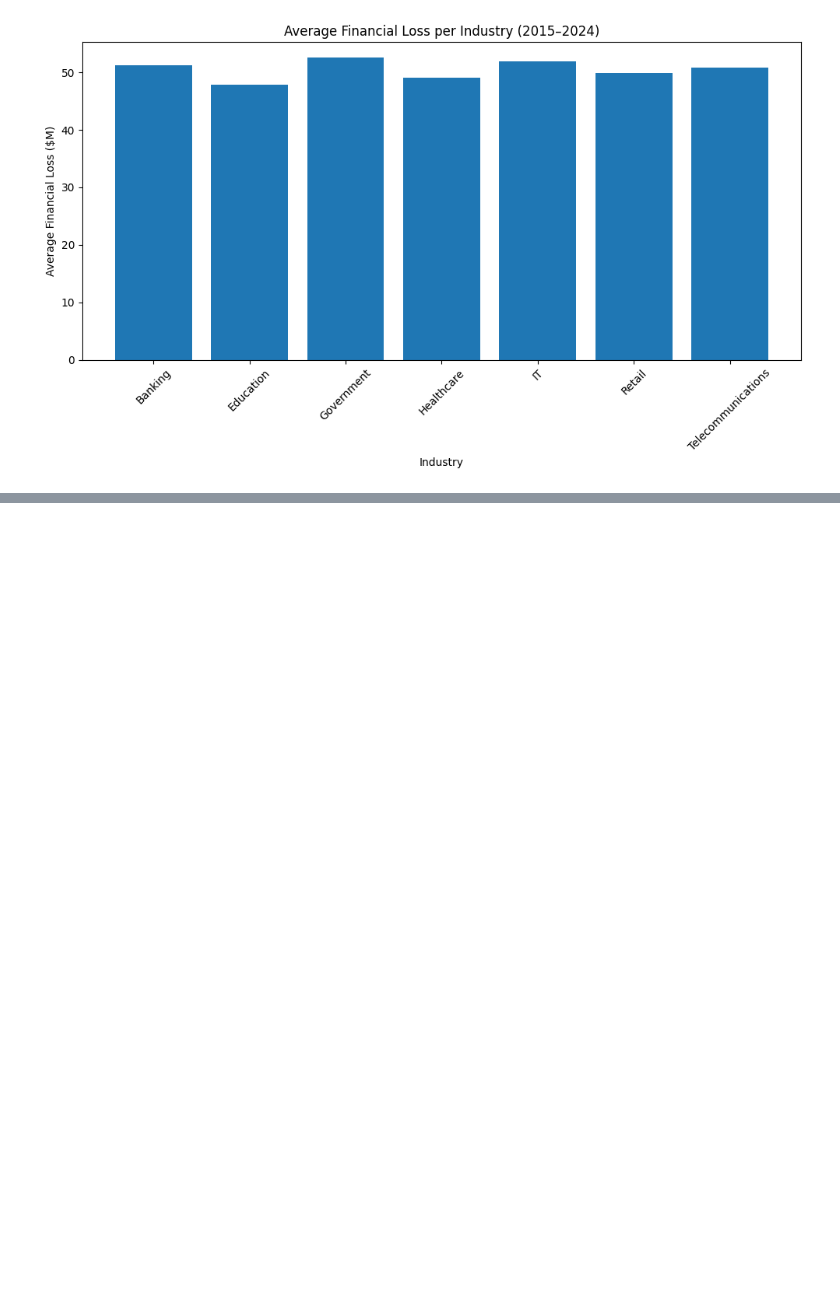
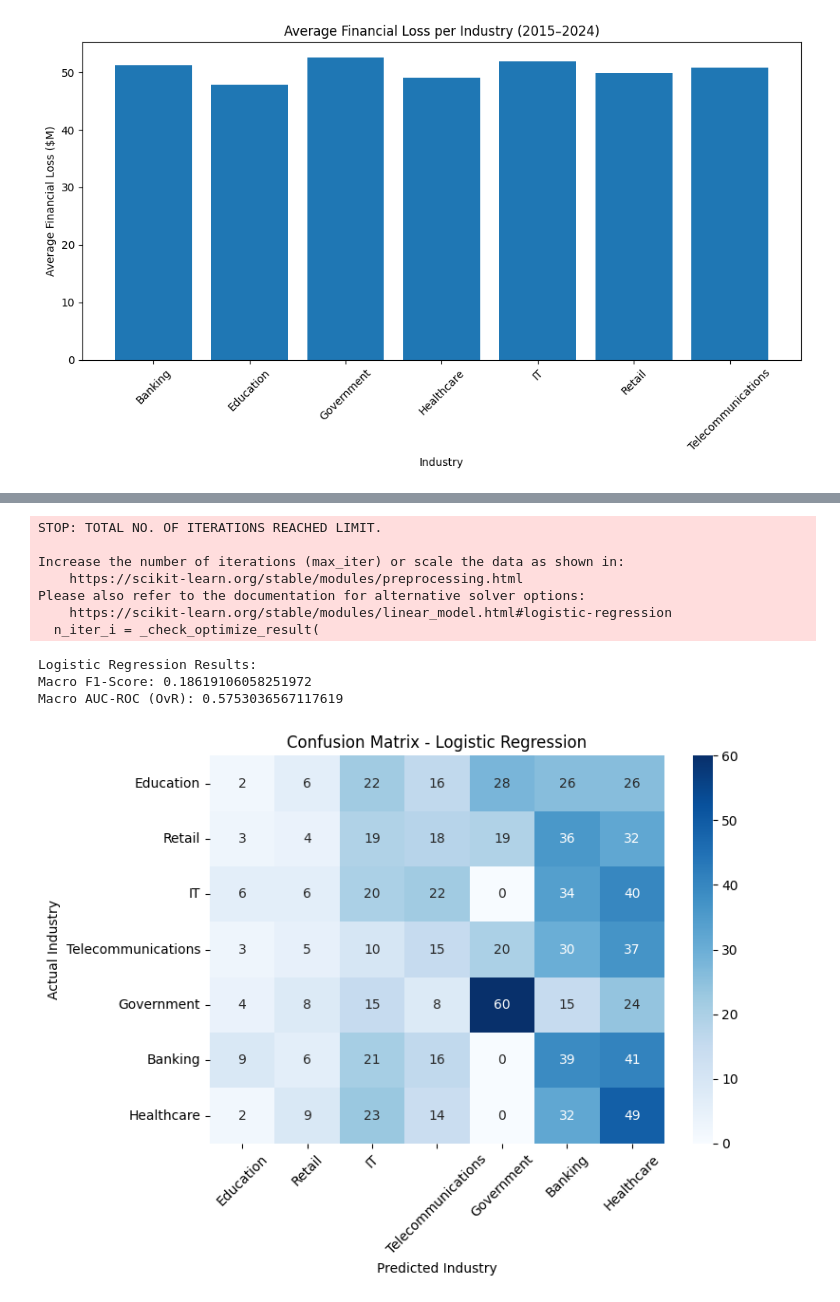
Before and after one commit to brosenthal140/cap4770-cyber-threats, a Jupyter notebook: Group10.ipynb, the cells around one changed output, grey strips where cells are left out. Drawn from its saved outputs; the diff is of its cells as text; code cells hidden in the pictures; blank space fills up the shorter version.

Commit message:
Added Logistic Regression baseline model -Compute macro F1 score -Compute macro AUC-ROC -Display confusion matrix plot

```diff
--- a/Group10.ipynb
+++ b/Group10.ipynb
@@ -141,0 +145,43 @@ print("Class Weights for Target Industry:", class_weight_dict)
+# %%
+# Prepare features and target
+X = df_encoded.drop(columns=['Target Industry', 'Country', 'Attack Source',
+                           'Defense Mechanism Used', 'Incident Resolution Time (in Hours)',
+                           'Financial Loss (in Million $)', 'Number of Affected Users'])
+y = df_encoded['Target Industry']
+
+# Split data
+X_train, X_test, y_train, y_test = train_test_split(X, y, test_size=0.3, random_state=42)
+
+# Train Logistic Regression
+log_reg = LogisticRegression(multi_class='multinomial', class_weight=class_weight_dict, max_iter=1000)
+log_reg.fit(X_train, y_train)
+
+# Predictions and metrics
+y_pred = log_reg.predict(X_test)
+print("Logistic Regression Results:")
+print("Macro F1-Score:", f1_score(y_test, y_pred, average='macro'))
+print("Macro AUC-ROC (OvR):", roc_auc_score(y_test, log_reg.predict_proba(X_test), multi_class='ovr'))
+
+# Confusion matrix
+cm = confusion_matrix(y_test, y_pred)
+plt.figure(figsize=(8, 6))
+sns.heatmap(cm, annot=True, fmt='d', cmap='Blues', xticklabels=classes, yticklabels=classes)
+plt.title('Confusion Matrix - Logistic Regression')
+plt.xlabel('Predicted Industry')
+plt.ylabel('Actual Industry')
+plt.xticks(rotation=45)
+plt.tight_layout()
+plt.savefig('confusion_matrix_logreg.png')
+plt.show()
+# %% [output]
+STOP: TOTAL NO. OF ITERATIONS REACHED LIMIT.
+
+Increase the number of iterations (max_iter) or scale the data as shown in:
+    https://scikit-learn.org/stable/modules/preprocessing.html
+Please also refer to the documentation for alternative solver options:
+    https://scikit-learn.org/stable/modules/linear_model.html#logistic-regression
+  n_iter_i = _check_optimize_result(
+Logistic Regression Results:
+Macro F1-Score: 0.18619106058251972
+Macro AUC-ROC (OvR): 0.5753036567117619
+[figure, added]
```
Also changed, not shown: parts of 2 cells of this notebook.
